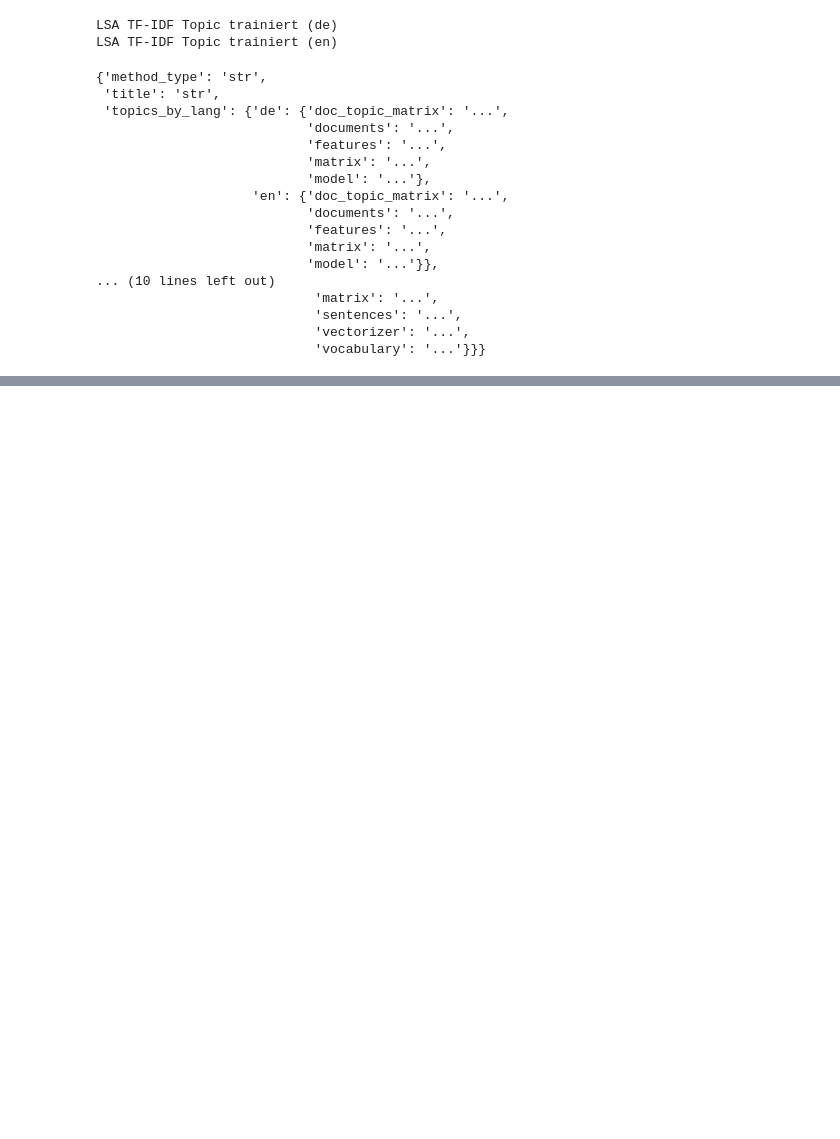
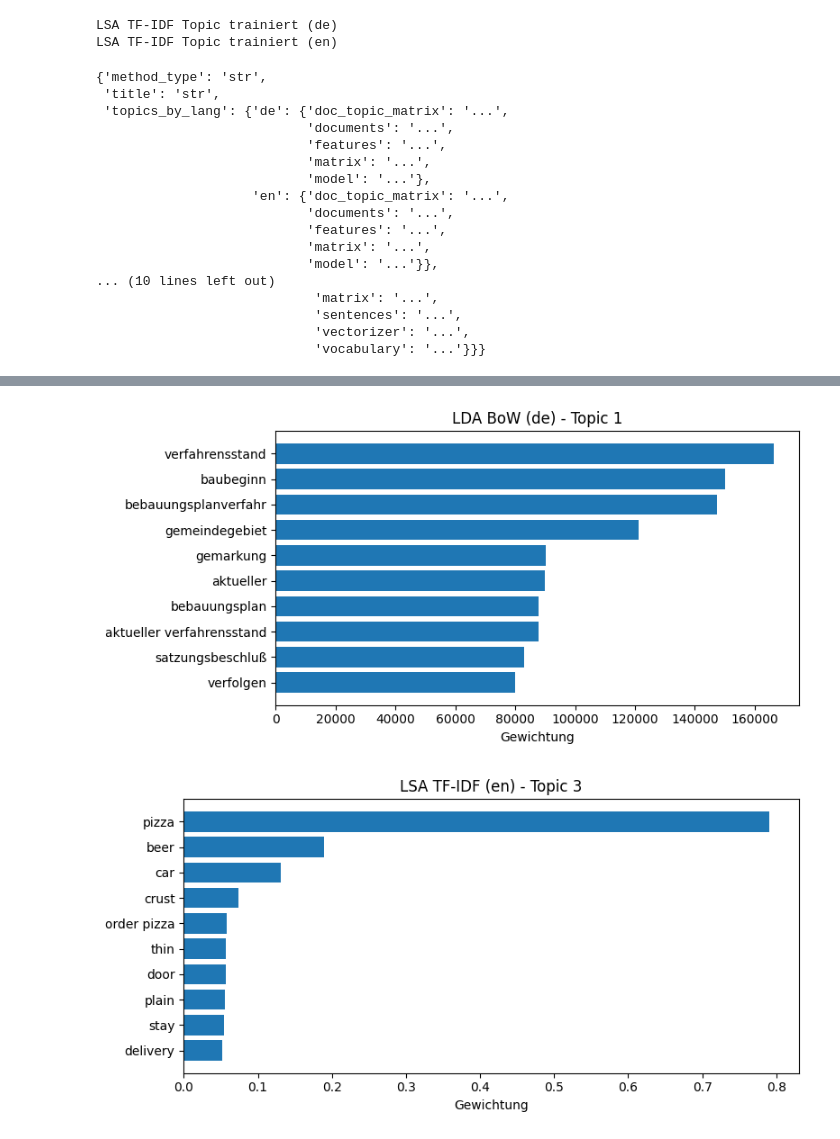
Before and after one commit to schustal-cpu/analyze_message_topics, a Jupyter notebook: analyze_data.ipynb, the cells around one changed output, grey strips where cells are left out. Drawn from its saved outputs; the diff is of its cells as text; code cells hidden in the pictures; blank space fills up the shorter version.

Commit message:
moved visualisation and style functions to src/visualization.py and styles.py

```diff
--- a/analyze_data.ipynb
+++ b/analyze_data.ipynb
@@ -1063,0 +733,25 @@ Topic Vergleich - EN
+# %%
+def plot_top_words_from_methods(methods, method_key, lang, topic_id, n_words=10):
+    data = methods[method_key]["topics_by_lang"][lang]
+
+    model = data["model"]
+    features = data["features"]
+
+    weights = model.components_[topic_id]
+    top_idx = weights.argsort()[-n_words:][::-1]
+
+    words = [features[i] for i in top_idx]
+    values = [weights[i] for i in top_idx]
+
+    plt.figure(figsize=(8, 4))
+    plt.barh(words[::-1], values[::-1])
+    plt.title(f'{methods[method_key]["title"]} ({lang}) - Topic {topic_id + 1}')
+    plt.xlabel("Gewichtung")
+    plt.tight_layout()
+    plt.show()
+
+plot_top_words_from_methods(methods, "bow_lda", "de", topic_id=0)
+plot_top_words_from_methods(methods, "tfidf_lsa", "en", topic_id=2)
+# %% [output]
+[figure, added]
+[figure, added]
```
Also changed, not shown: parts of 13 cells of this notebook, 3 other files.
